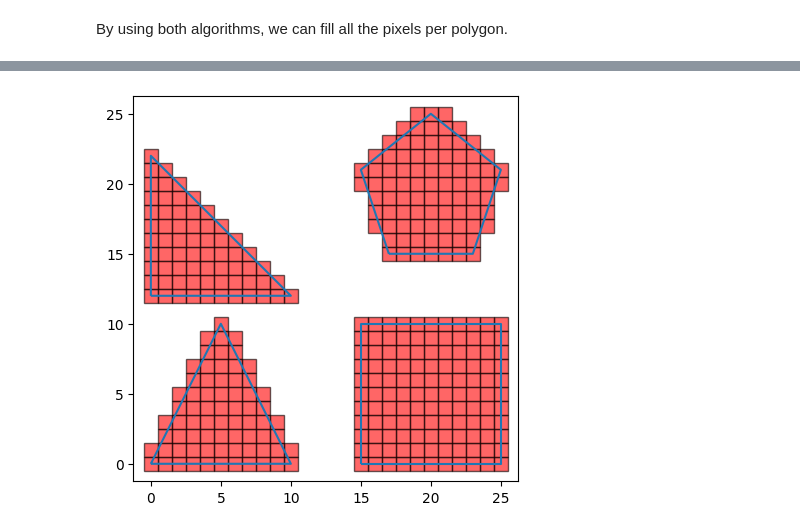
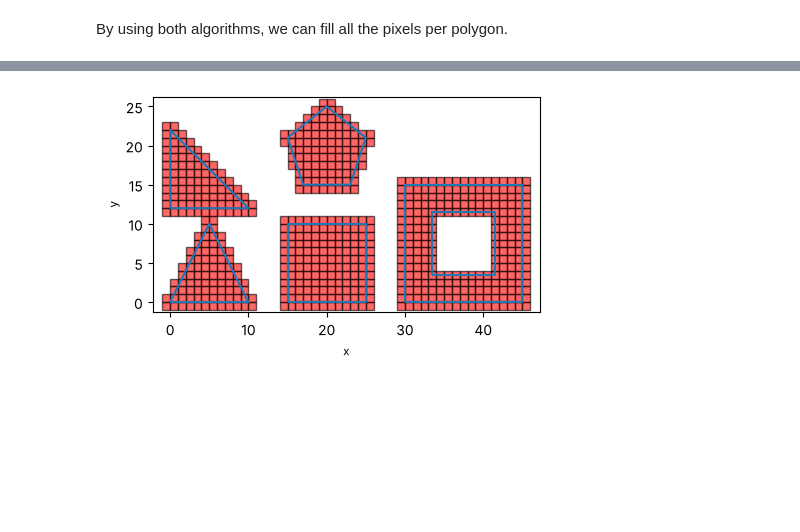
Before and after one commit to thinkingmachines/geowrangler, a Jupyter notebook: notebooks/15_polygon_fill.ipynb, the cells around one changed output, grey strips where cells are left out. Saved outputs shown, nothing was run; the diff lists cells and outputs as text; code cells hidden in the pictures; blank space fills up the shorter version.

```diff
--- a/notebooks/15_polygon_fill.ipynb
+++ b/notebooks/15_polygon_fill.ipynb
@@ -418,6 +480,10 @@ multipolygon_dict = {
         Polygon([(0, 12), (10, 12), (0, 22)])],
     ),
     "Pentagon": Polygon([(17, 15), (23, 15), (25, 21), (20, 25), (15, 21)]),
+    "Square with Hole": Polygon(
+        [(30, 0), (45, 0), (45, 15), (30, 15)],
+        [[(33.5, 3.5), (41.5, 3.5), (41.5, 11.5), (33.5, 11.5)]],
+    ),
 }
 
 multipolygon_gdf = gpd.GeoDataFrame(geometry=gpd.GeoSeries(multipolygon_dict))
@@ -450,6 +515,7 @@ def polygons_to_vertices(
     polys_gdf: gpd.GeoDataFrame,
     unique_id_col: Optional[str] = None # the ids under this column will be preserved in the output tiles
 ) -> pl.DataFrame:
+    """Returns the vertices of every ring (exterior and holes) of every polygon, with the ids of the polygon, subpolygon and ring of each vertex"""
 
     if unique_id_col is not None:
         duplicates_bool = polys_gdf[unique_id_col].duplicated()
@@ -476,7 +542,17 @@ def polygons_to_vertices(
         )
 
     polys_gdf.index.names = [unique_id_col, SUBPOLYGON_ID_COL]
-    vertices_df = polys_gdf.get_coordinates().reset_index()
+    ids_df = pd.DataFrame(index=polys_gdf.index).reset_index()
+
+    # each ring is kept separate so that holes aren't joined to the exterior
+    rings, poly_idx = shapely.get_rings(polys_gdf.geometry.values, return_index=True)
+    ring_ids = np.arange(len(rings)) - np.searchsorted(poly_idx, poly_idx)
+    coords, ring_idx = shapely.get_coordinates(rings, return_index=True)
+
+    vertices_df = ids_df.iloc[poly_idx[ring_idx]].reset_index(drop=True)
+    vertices_df[RING_ID_COL] = ring_ids[ring_idx]
+    vertices_df["x"] = coords[:, 0]
+    vertices_df["y"] = coords[:, 1]
     vertices_df = pl.from_pandas(vertices_df)
 
     return vertices_df
@@ -487,5 +563,4 @@ If the original coordinates are based on a geographic coordinate system such as
 # %%
 vertices_df = polygons_to_vertices(multipolygon_gdf, "geom_name")
-vertices_df = vertices_df.cast({"x":PIXEL_DTYPE, "y":PIXEL_DTYPE})
 vertices_df.head()
 # %% [output]
@@ -573,7 +641,7 @@ The output is a polars datafarame containing all the pixels within all the AOI p
 
 If the original AOI is based on a geographic coordinate system such as `epsg:4326` or `epsg:3857`, then there would need to be an additional step to translate it from pixel coordinates back to geographic coordinates. To represent a pixel in geographic coordinates, you would need translate both the lower left corner and upper right corner to represent a rectangular polygon. But in this case it's not necessary to do the translation since the original AOIs are already based on pixel coordinates. You can refer to the `_xy_to_bbox` method in [FastSquareGridGenerator](https://geowrangler.thinkingmachin.es/grids.html#fastsquaregridgenerator) and [FastBingTileGridGenerator](https://geowrangler.thinkingmachin.es/grids.html#fastbingtilegridgenerator) for reference.
 # %%
-filled_polygons = fast_polygon_fill(vertices_df, "geom_name")["tiles_in_geom"]
+filled_polygons = fast_polygon_fill(vertices_df, "geom_name")
 filled_polygons.head()
 # %% [output]
 shape: (5, 3)
@@ -597,19 +666,19 @@ shape: (3, 2)
 # %%
 fig, ax = plt.subplots(figsize=(5,5))
 ax = multipolygon_gdf.boundary.plot(ax = ax)
 for idx, row in filled_polygons.to_pandas().iterrows():
     x = row["x"]
     y = row["y"]
     rect = patches.Rectangle(
-                xy=(x - 0.5, y - 0.5),
+                xy=(x, y),
                 width=1,
                 height=1,
                 linewidth=1,
                 edgecolor="black",
                 facecolor="r",
                 alpha=0.6,
             )
     ax.add_patch(rect)
 plt.show()
 # %% [output]
-[figure, old version]
+[figure, new version]
```
Also changed, not shown: parts of 47 cells of this notebook, 7 other files.
